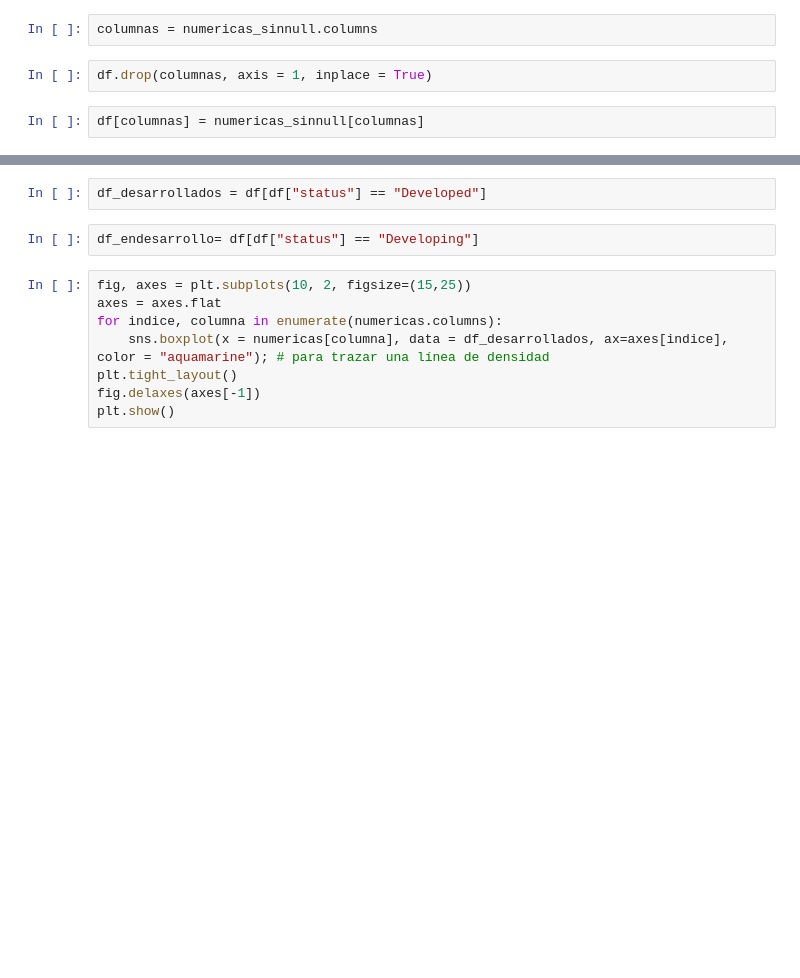
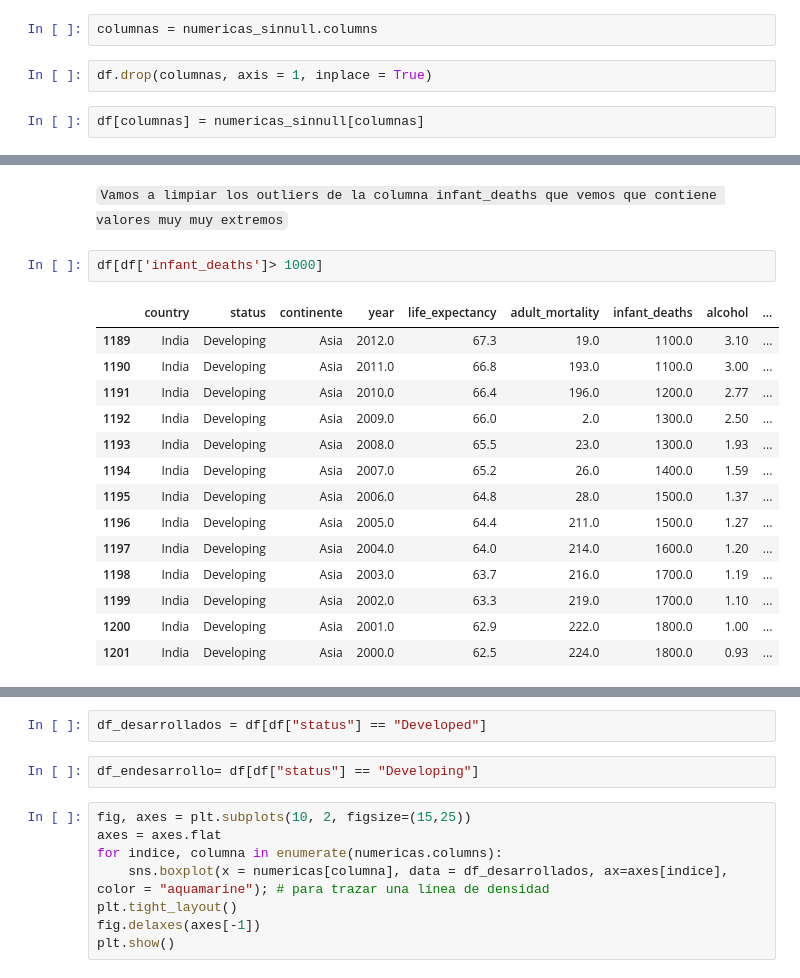
Before and after one commit to Adalab/DA-promo-c-modulo-3-sprint-1-Ximena-Anahi, a Jupyter notebook: 1. Regresion Lineal/1.pp-intro-machine-learning.ipynb, the cells around one changed output, grey strips where cells are left out. Cells and saved outputs as stored; diff of their text form; blank space fills up the shorter version.

```diff
--- a/1. Regresion Lineal/1.pp-intro-machine-learning.ipynb
+++ b/1. Regresion Lineal/1.pp-intro-machine-learning.ipynb
@@ -392,0 +503,19 @@ df.iloc[624:770,:]
+# %% [markdown]
+`Vamos a limpiar los outliers de la columna infant_deaths que vemos que contiene valores muy muy extremos`
+# %%
+df[df['infant_deaths']> 1000]
+# %% [output]
+|  | country | status | continente | year | life_expectancy | adult_mortality | infant_deaths | alcohol | ... |
+| 1189 | India | Developing | Asia | 2012.0 | 67.3 | 19.0 | 1100.0 | 3.10 | ... |
+| 1190 | India | Developing | Asia | 2011.0 | 66.8 | 193.0 | 1100.0 | 3.00 | ... |
+| 1191 | India | Developing | Asia | 2010.0 | 66.4 | 196.0 | 1200.0 | 2.77 | ... |
+| 1192 | India | Developing | Asia | 2009.0 | 66.0 | 2.0 | 1300.0 | 2.50 | ... |
+| 1193 | India | Developing | Asia | 2008.0 | 65.5 | 23.0 | 1300.0 | 1.93 | ... |
+| 1194 | India | Developing | Asia | 2007.0 | 65.2 | 26.0 | 1400.0 | 1.59 | ... |
+| 1195 | India | Developing | Asia | 2006.0 | 64.8 | 28.0 | 1500.0 | 1.37 | ... |
+| 1196 | India | Developing | Asia | 2005.0 | 64.4 | 211.0 | 1500.0 | 1.27 | ... |
+| 1197 | India | Developing | Asia | 2004.0 | 64.0 | 214.0 | 1600.0 | 1.20 | ... |
+| 1198 | India | Developing | Asia | 2003.0 | 63.7 | 216.0 | 1700.0 | 1.19 | ... |
+| 1199 | India | Developing | Asia | 2002.0 | 63.3 | 219.0 | 1700.0 | 1.10 | ... |
+| 1200 | India | Developing | Asia | 2001.0 | 62.9 | 222.0 | 1800.0 | 1.00 | ... |
+| 1201 | India | Developing | Asia | 2000.0 | 62.5 | 224.0 | 1800.0 | 0.93 | ... |
```
Also changed, not shown: parts of 35 cells of this notebook, 11 other files.
